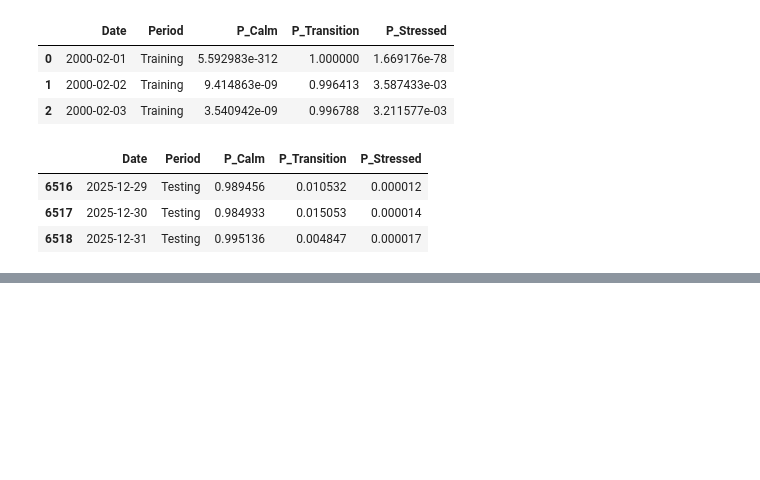
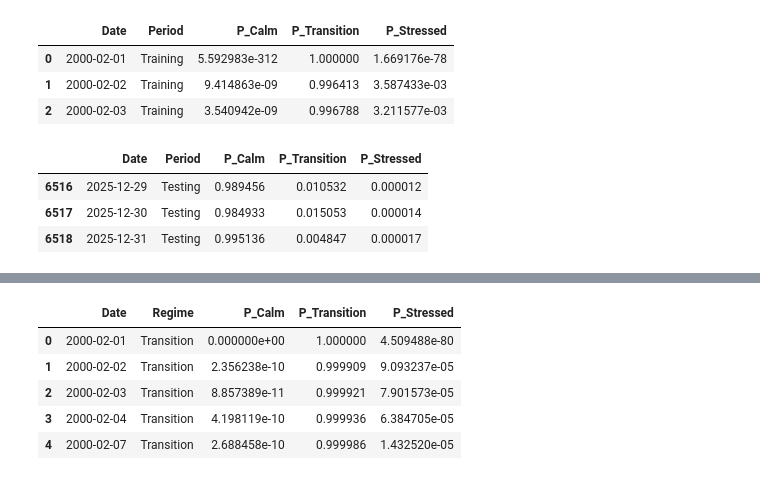
Before and after one commit to LR-Lemon/Milestone-II, a Jupyter notebook: notebooks/01_model_b_market_regimes.ipynb, the cells around one changed output, grey strips where cells are left out. Cells and saved outputs as stored; diff of their text form; code cells hidden in the pictures; blank space fills up the shorter version.

```diff
--- a/notebooks/01_model_b_market_regimes.ipynb
+++ b/notebooks/01_model_b_market_regimes.ipynb
@@ -9505,0 +9604,77 @@ Sample observations:
+# %%
+
+# --------------------------------------------------
+# 9.4 — Step 2: Smoothed HMM Regime Probabilities
+# --------------------------------------------------
+
+# Calculate smoothed posterior probabilities
+train_smoothed = hmm_model.predict_proba(X_train_scaled)
+test_smoothed = hmm_model.predict_proba(X_test_scaled)
+
+# Map HMM state IDs to interpreted market regimes
+regime_to_state = {
+    regime: state
+    for state, regime in state_to_regime.items()
+}
+
+smoothed_probability_df = pd.DataFrame({
+    "Date": pd.concat(
+        [df_train["Date"], df_test["Date"]],
+        ignore_index=True
+    ),
+    "P_Calm": np.concatenate([
+        train_smoothed[:, regime_to_state["Calm"]],
+        test_smoothed[:, regime_to_state["Calm"]]
+    ]),
+    "P_Transition": np.concatenate([
+        train_smoothed[:, regime_to_state["Transition"]],
+        test_smoothed[:, regime_to_state["Transition"]]
+    ]),
+    "P_Stressed": np.concatenate([
+        train_smoothed[:, regime_to_state["Stressed"]],
+        test_smoothed[:, regime_to_state["Stressed"]]
+    ])
+})
+
+# Merge into the complete Model B dataset
+model_b_full_output_df = model_b_full_output_df.merge(
+    smoothed_probability_df,
+    on="Date",
+    how="left",
+    validate="one_to_one"
+)
+
+# Validate probability distributions
+smoothed_cols = [
+    "P_Calm",
+    "P_Transition",
+    "P_Stressed"
+]
+
+assert model_b_full_output_df.shape == (6519, 12)
+assert not model_b_full_output_df[smoothed_cols].isna().any().any()
+
+assert np.allclose(
+    model_b_full_output_df[smoothed_cols].sum(axis=1),
+    1.0
+)
+
+# Display results
+print("Model B — Output with Smoothed Probabilities")
+print("Shape:", model_b_full_output_df.shape)
+
+print("\nMean Smoothed Probabilities:")
+display(
+    model_b_full_output_df[smoothed_cols]
+    .mean()
+    .round(4)
+    .to_frame("Mean Probability")
+)
+
+print("\nSample observations:")
+display(
+    model_b_full_output_df[
+        ["Date", "Regime"] + smoothed_cols
+    ].head()
+)
+# %% [output]
@@ -9505,0 +9690,6 @@ Sample observations:
+|  | Date | Regime | P_Calm | P_Transition | P_Stressed |
+| 0 | 2000-02-01 | Transition | 0.000000e+00 | 1.000000 | 4.509488e-80 |
+| 1 | 2000-02-02 | Transition | 2.356238e-10 | 0.999909 | 9.093237e-05 |
+| 2 | 2000-02-03 | Transition | 8.857389e-11 | 0.999921 | 7.901573e-05 |
+| 3 | 2000-02-04 | Transition | 4.198119e-10 | 0.999936 | 6.384705e-05 |
+| 4 | 2000-02-07 | Transition | 2.688458e-10 | 0.999986 | 1.432520e-05 |
```
Also changed, not shown: parts of 23 cells of this notebook.
